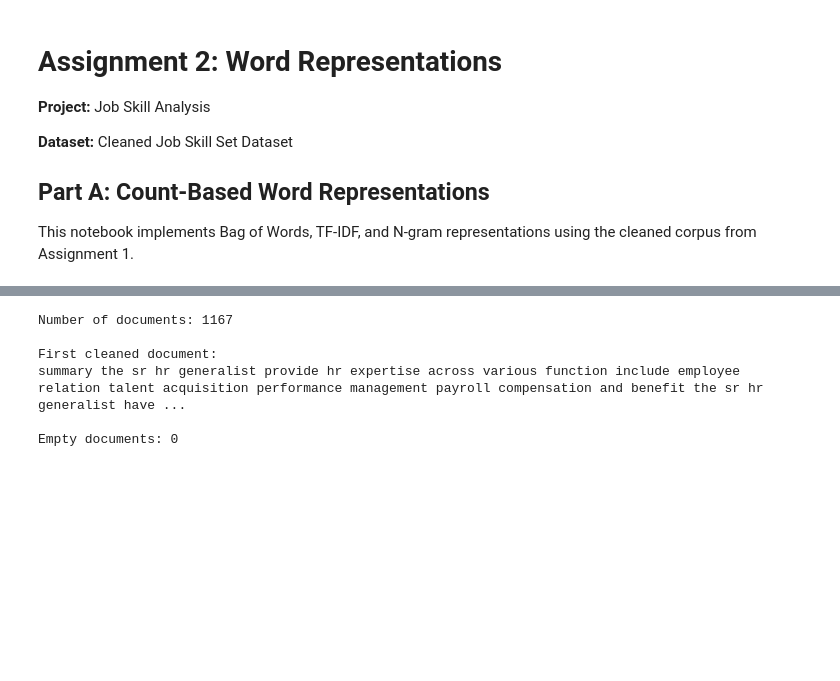
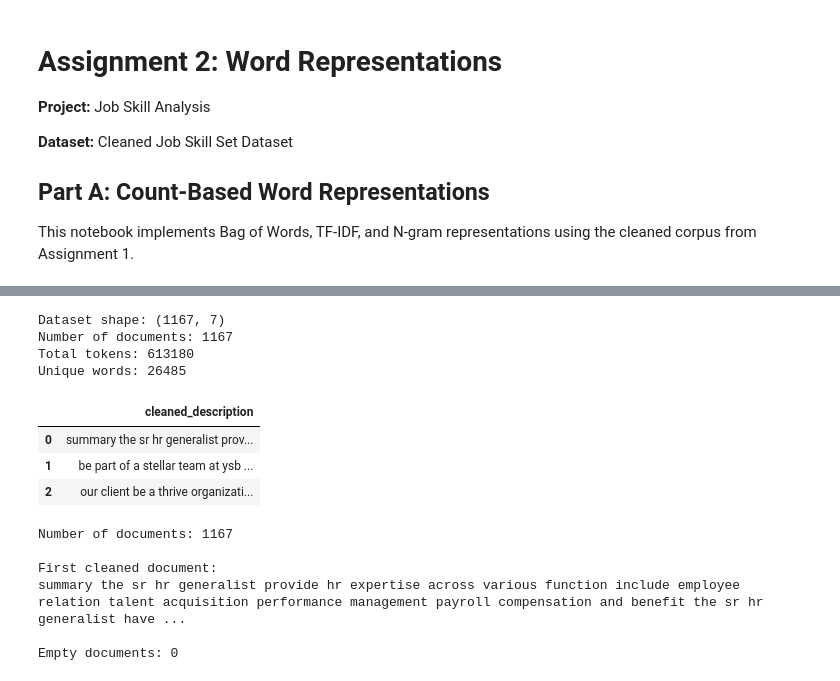
Before and after one commit to MahnoorB6/Job_Skill_NLP, a Jupyter notebook: notebooks/assignment_2_word_representations.ipynb, the cells around one changed output, grey strips where cells are left out. Cells and saved outputs as stored; diff of their text form; code cells hidden in the pictures; blank space fills up the shorter version.

Commit message:
Complete NLP Assignment 2 word representations

```diff
--- a/notebooks/assignment_2_word_representations.ipynb
+++ b/notebooks/assignment_2_word_representations.ipynb
@@ -38,6 +38,22 @@ Columns:
 | 2 | 3905854799 | HR | Director of Human Resources | OUR CLIENT IS A THRIVING ORGANIZA... | ['Human Resources Management', 'R... | 666 | our client be a thrive organizati... |
 | 3 | 3905834061 | HR | Chief Human Resources Officer | JOB TITLE: CHIEF HUMAN RESOURCES ... | ['talent management', 'organizati... | 416 | job title chief human resource of... |
 | 4 | 3906250451 | HR | Human Resources Generalist (Hybri... | DESCRIPTION\n\n WHO WE ARE \n\nAV... | ['Microsoft Office', 'Data analys... | 604 | description who we be avi spl be ... |
+# %%
+print("Dataset shape:", df.shape)
+print("Number of documents:", len(corpus))
+print("Total tokens:", sum(len(doc.split()) for doc in corpus))
+print("Unique words:", len(set(" ".join(corpus).split())))
+
+display(df[["cleaned_description"]].head(3))
+# %% [output]
+Dataset shape: (1167, 7)
+Number of documents: 1167
+Total tokens: 613180
+Unique words: 26485
+|  | cleaned_description |
+| 0 | summary the sr hr generalist prov... |
+| 1 | be part of a stellar team at ysb ... |
+| 2 | our client be a thrive organizati... |
 # %%
 # Select the cleaned text column from Assignment 1
 corpus = df["cleaned_description"].fillna("").astype(str)
```
Also changed, not shown: 7 other files.
